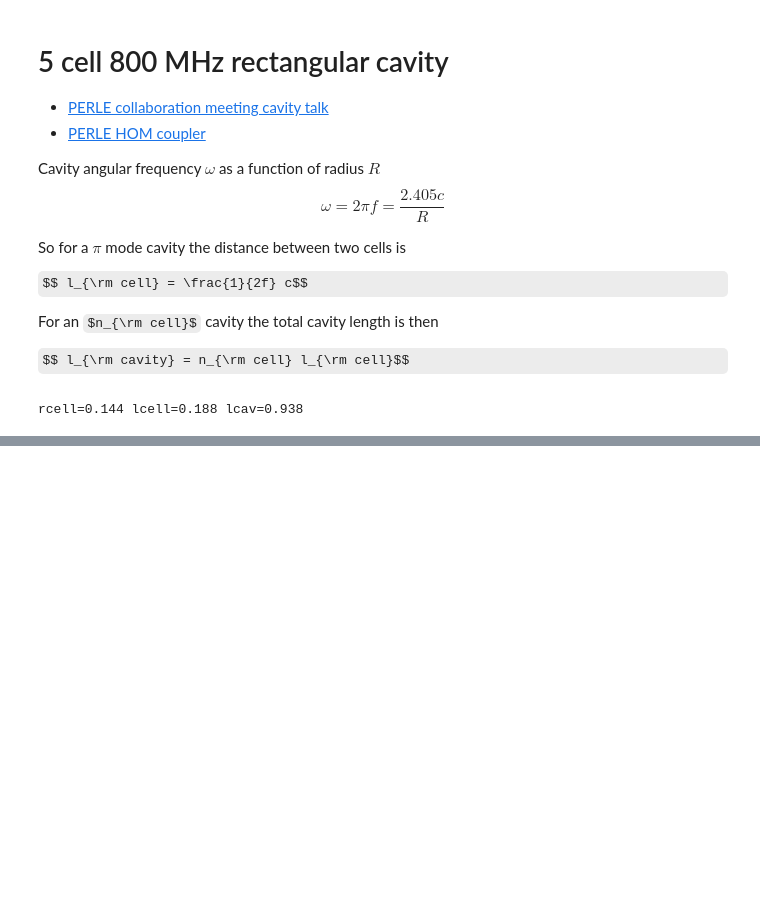
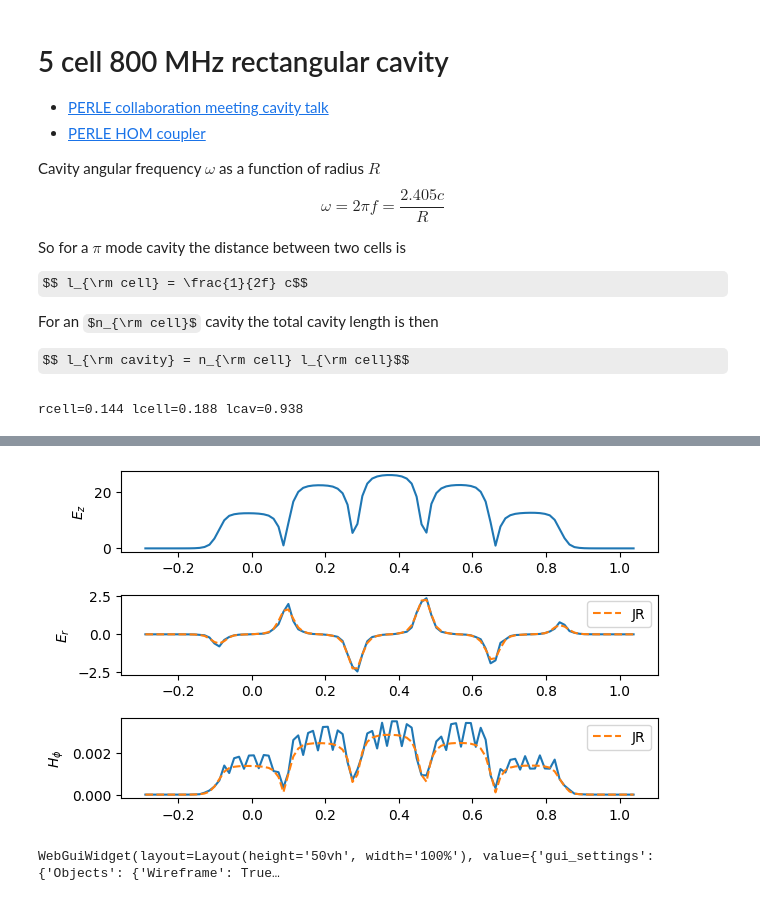
Before and after one commit to stewartboogert/pyAcceleratorFEM, a Jupyter notebook: tutorial/Tutorial_5Cell_800MHz_Rectangular.ipynb, the cells around one changed output, grey strips where cells are left out. Drawn from its saved outputs; the diff is of its cells as text; code cells hidden in the pictures; some formulas as TeX source; blank space fills up the shorter version.

```diff
--- a/tutorial/Tutorial_5Cell_800MHz_Rectangular.ipynb
+++ b/tutorial/Tutorial_5Cell_800MHz_Rectangular.ipynb
@@ -108,0 +136,5 @@ _plt.tight_layout()
+# %%
+b_mc = pyCavity2d.DomainLoader.load2d_boundary("test.dat")
+d_mc = pyCavity2d.Domain2D(b_mc,single_cell=True,maxh=0.01) #maxh=0.0025)
+fc_mc = pyCavity2d.FieldCalculator(d_mc)
+fc_mc.compute(maxit=200)
@@ -108,0 +153,27 @@ _plt.tight_layout()
+# %%
+z, e = fc_mc.plotAxialFields(5,field="E")
+z, h = fc_mc.plotAxialFields(5,field="H")
+
+_plt.subplot(4,1,1)
+_plt.plot(z,_np.abs(e[:,0]))
+_plt.ylabel("$E_z$")
+_plt.subplot(4,1,2)
+_plt.plot(z,e[:,1])
+_plt.plot(z,-_np.gradient(e[:,0], z)/2*0.005, label="JR", ls="--")
+_plt.ylabel("$E_r$")
+_plt.legend()
+
+_plt.subplot(4,1,3)
+_plt.plot(z,_np.abs(_np.imag(h[:,0])))
+_plt.plot(z,_np.abs(e[:,0])/2/3e8**2*(2*_np.pi*802e6)/(4*_np.pi*1e-7)*0.005, label="JR", ls="--")
+_plt.ylabel("$H_{\\phi}$")
+
+_plt.legend()
+_plt.tight_layout()
+# %% [output]
+[figure, added]
+# %%
+fc_mc.draw(5,field="E")
+fc_mc.vtk(5,field="E")
+# %% [output]
+WebGuiWidget(layout=Layout(height='50vh', width='100%'), value={'gui_settings': {'Objects': {'Wireframe': True…
```
Also changed, not shown: parts of 10 cells of this notebook.
